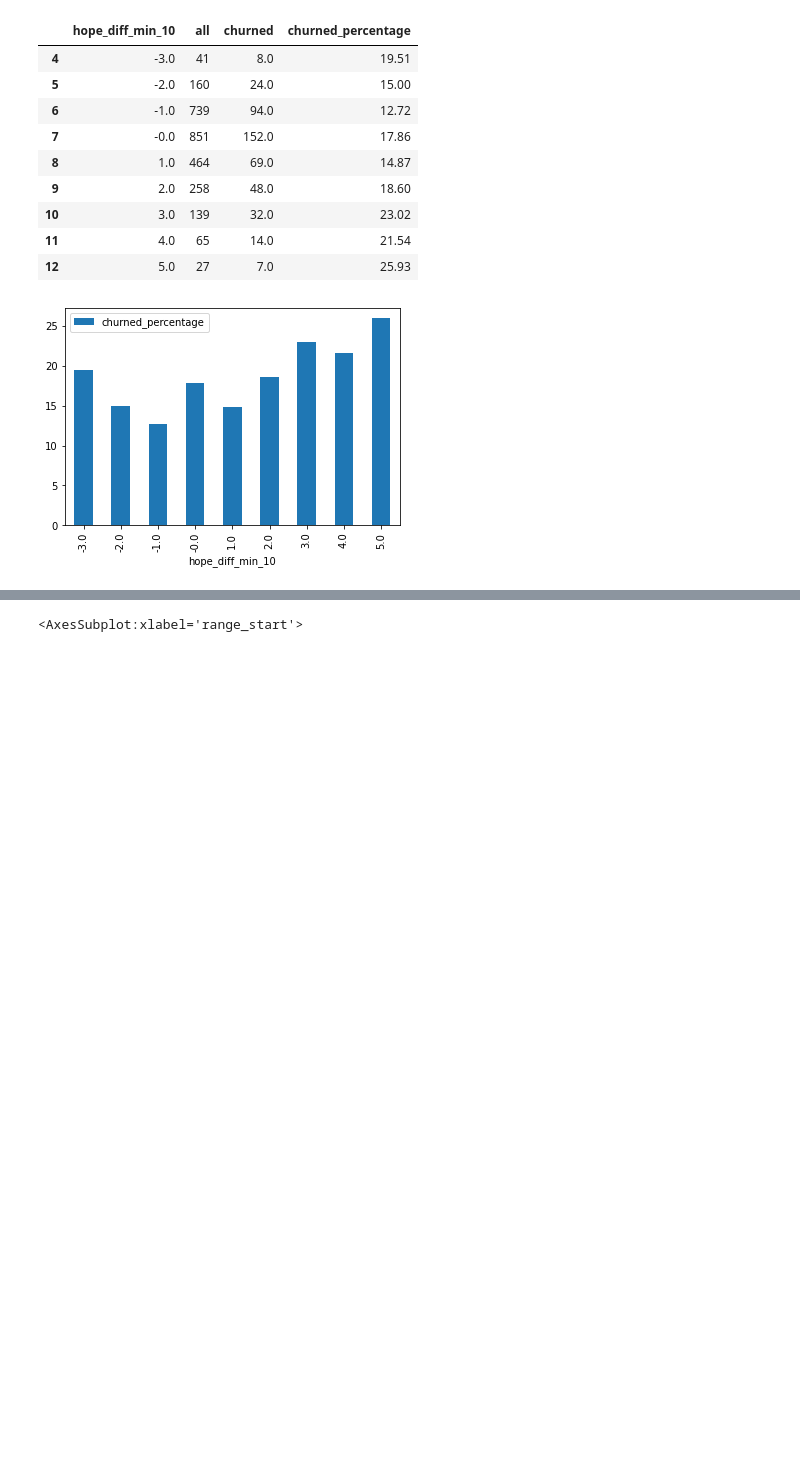
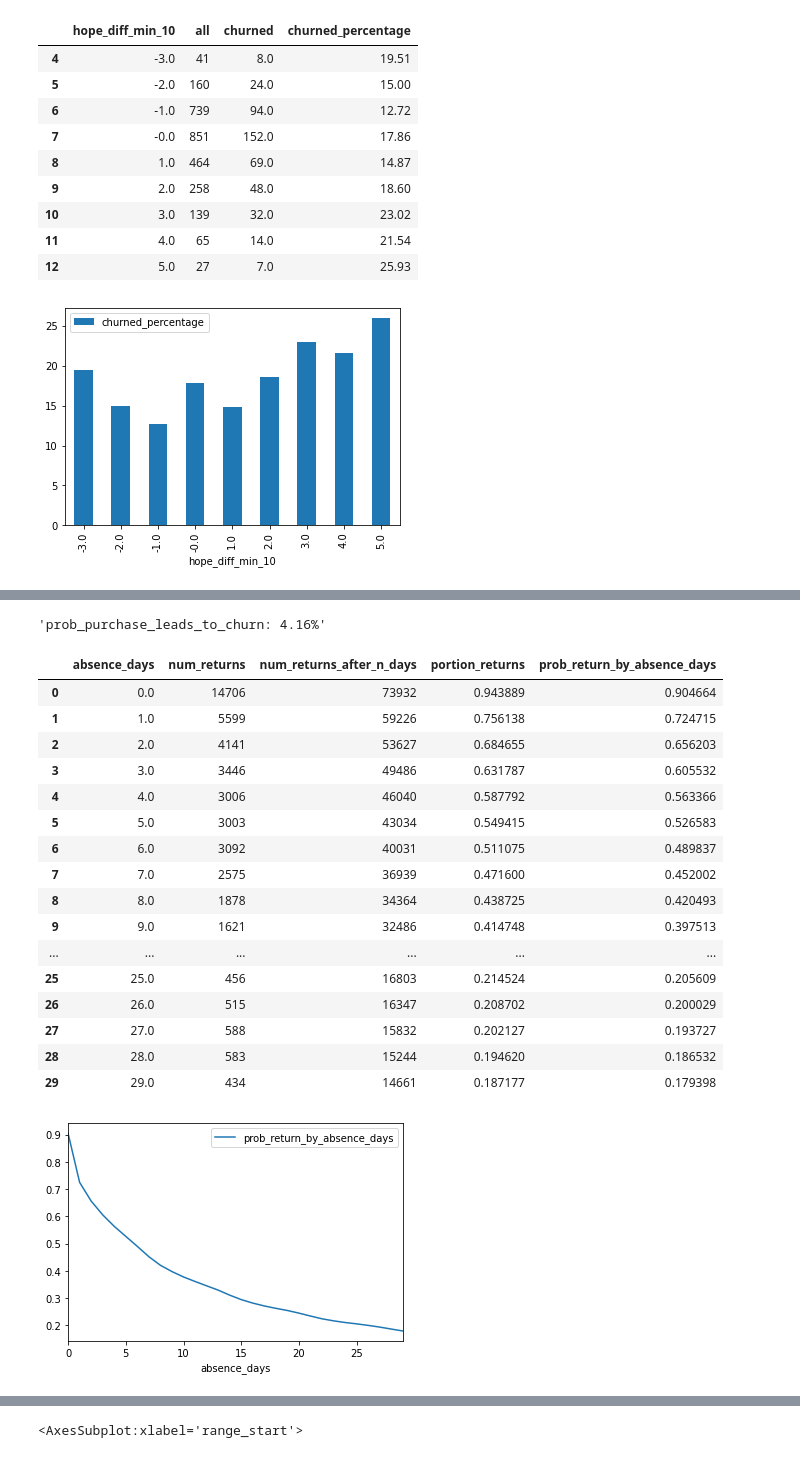
Before and after one commit to Itkinm/wolt_churn_analysis, a Jupyter notebook: wolt.ipynb, the cells around one changed output, grey strips where cells are left out. Saved outputs shown, nothing was run; the diff lists cells and outputs as text; code cells hidden in the pictures; blank space fills up the shorter version.

```diff
--- a/wolt.ipynb
+++ b/wolt.ipynb
@@ -623,0 +563,42 @@ r[r['churned']>5]
+# %%
+def calulate_prob_purchase_leads_to_churn(purchases):
+    purchases_led_to_churn = len(purchases[purchases['customer_churned']==True])
+    prob_purchase_leads_to_churn = purchases_led_to_churn/len(purchases)
+
+    return prob_purchase_leads_to_churn
+'prob_purchase_leads_to_churn: {}%'.format(round(calulate_prob_purchase_leads_to_churn(purchases)*100, 2))
+# %% [output]
+'prob_purchase_leads_to_churn: 4.16%'
+# %%
+def build_prob_return_by_absence_days(purchases, prob_purchase_leads_to_churn):
+    prob_by_absence_days = purchases.groupby(['previous_purchase_diff']).count().reset_index()[['previous_purchase_diff','_id']]
+    prob_by_absence_days.columns = ['absence_days','num_returns']
+    prob_by_absence_days['num_returns_after_n_days'] = prob_by_absence_days.loc[::-1, 'num_returns'].cumsum()[::-1]
+    prob_by_absence_days['portion_returns'] = prob_by_absence_days['num_returns_after_n_days']/len(purchases)
+    prob_by_absence_days['prob_return_by_absence_days'] = prob_by_absence_days['portion_returns']*(1-prob_purchase_leads_to_churn)
+
+    return prob_by_absence_days
+# %%
+prob_purchase_leads_to_churn = calulate_prob_purchase_leads_to_churn(purchases)
+r=build_prob_return_by_absence_days(purchases,prob_purchase_leads_to_churn)[:30]
+r.plot(x="absence_days", y=["prob_return_by_absence_days"])
+r
+# %% [output]
+|  | absence_days | num_returns | num_returns_after_n_days | portion_returns | prob_return_by_absence_days |
+| 0 | 0.0 | 14706 | 73932 | 0.943889 | 0.904664 |
+| 1 | 1.0 | 5599 | 59226 | 0.756138 | 0.724715 |
+| 2 | 2.0 | 4141 | 53627 | 0.684655 | 0.656203 |
+| 3 | 3.0 | 3446 | 49486 | 0.631787 | 0.605532 |
+| 4 | 4.0 | 3006 | 46040 | 0.587792 | 0.563366 |
+| 5 | 5.0 | 3003 | 43034 | 0.549415 | 0.526583 |
+| 6 | 6.0 | 3092 | 40031 | 0.511075 | 0.489837 |
+| 7 | 7.0 | 2575 | 36939 | 0.471600 | 0.452002 |
+| 8 | 8.0 | 1878 | 34364 | 0.438725 | 0.420493 |
+| 9 | 9.0 | 1621 | 32486 | 0.414748 | 0.397513 |
+| ... | ... | ... | ... | ... | ... |
+| 25 | 25.0 | 456 | 16803 | 0.214524 | 0.205609 |
+| 26 | 26.0 | 515 | 16347 | 0.208702 | 0.200029 |
+| 27 | 27.0 | 588 | 15832 | 0.202127 | 0.193727 |
+| 28 | 28.0 | 583 | 15244 | 0.194620 | 0.186532 |
+| 29 | 29.0 | 434 | 14661 | 0.187177 | 0.179398 |
+[figure]
```
Also changed, not shown: parts of 81 cells of this notebook.
